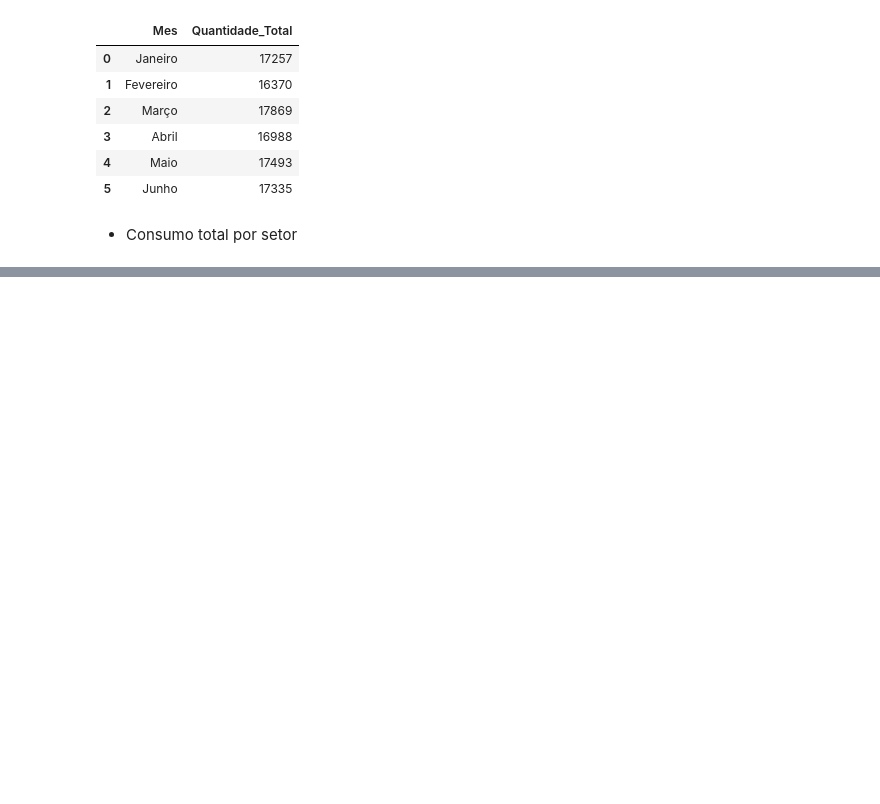
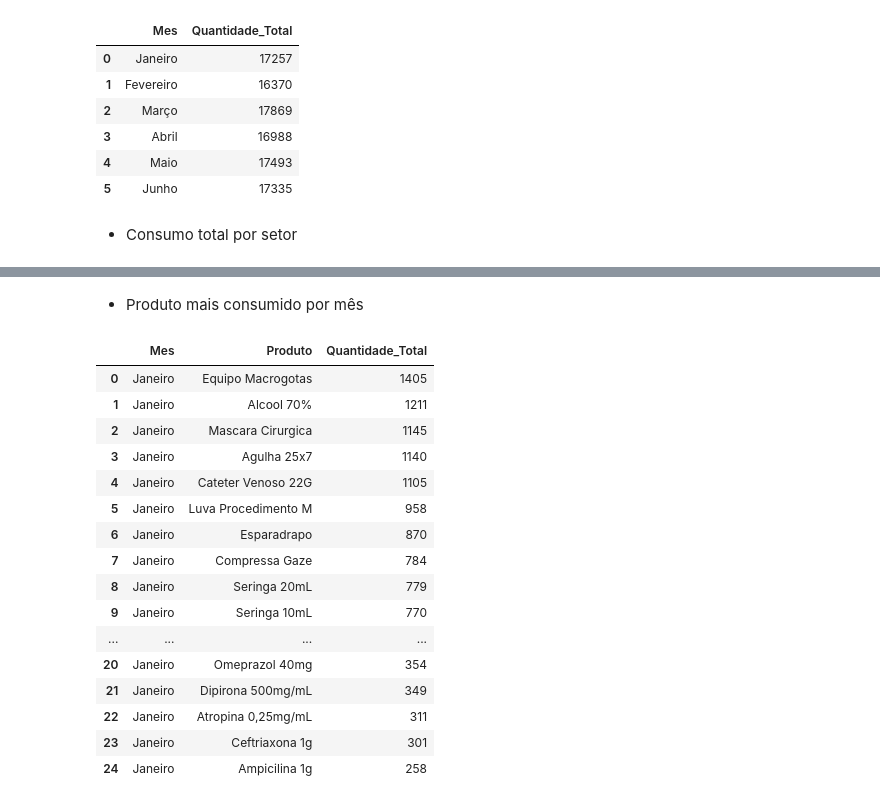
Before and after one commit to AdrianAlves-Nct/analise-estoque-hospitalar, a Jupyter notebook: notebooks/analise_consumo_mensal.ipynb, the cells around one changed output, grey strips where cells are left out. Cells and saved outputs as stored; diff of their text form; code cells hidden in the pictures; blank space fills up the shorter version.

```diff
--- a/notebooks/analise_consumo_mensal.ipynb
+++ b/notebooks/analise_consumo_mensal.ipynb
@@ -176,0 +300,30 @@ display(df_consumo_total_mes)
+# %% [markdown]
+- Produto mais consumido por mês
+# %%
+df_consumo_mensal_produto = df_consumo_mensal.groupby(["Mes", "Produto"]).agg(
+    Quantidade_Total=("Quantidade_Consumida", "sum")
+).reset_index()
+
+df_consumo_mensal_produto["Mes"] = pd.Categorical(df_consumo_mensal_produto["Mes"], categories=lista_meses_pt, ordered=True)
+
+df_consumo_mensal_produto = df_consumo_mensal_produto.sort_values(by=["Mes", "Quantidade_Total"], ascending=[True, False]).reset_index(drop=True)
+
+display(df_consumo_mensal_produto.head(25))
+# %% [output]
+|  | Mes | Produto | Quantidade_Total |
+| 0 | Janeiro | Equipo Macrogotas | 1405 |
+| 1 | Janeiro | Alcool 70% | 1211 |
+| 2 | Janeiro | Mascara Cirurgica | 1145 |
+| 3 | Janeiro | Agulha 25x7 | 1140 |
+| 4 | Janeiro | Cateter Venoso 22G | 1105 |
+| 5 | Janeiro | Luva Procedimento M | 958 |
+| 6 | Janeiro | Esparadrapo | 870 |
+| 7 | Janeiro | Compressa Gaze | 784 |
+| 8 | Janeiro | Seringa 20mL | 779 |
+| 9 | Janeiro | Seringa 10mL | 770 |
+| ... | ... | ... | ... |
+| 20 | Janeiro | Omeprazol 40mg | 354 |
+| 21 | Janeiro | Dipirona 500mg/mL | 349 |
+| 22 | Janeiro | Atropina 0,25mg/mL | 311 |
+| 23 | Janeiro | Ceftriaxona 1g | 301 |
+| 24 | Janeiro | Ampicilina 1g | 258 |
```
Also changed, not shown: parts of 11 cells of this notebook.
